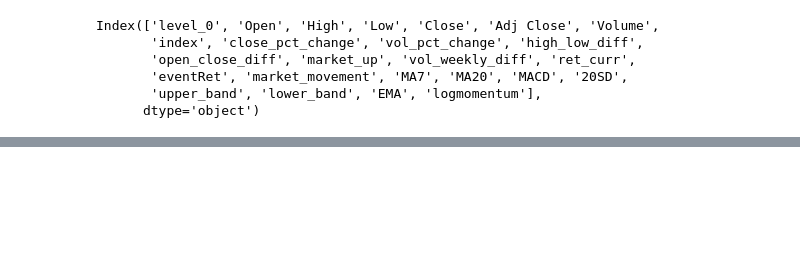
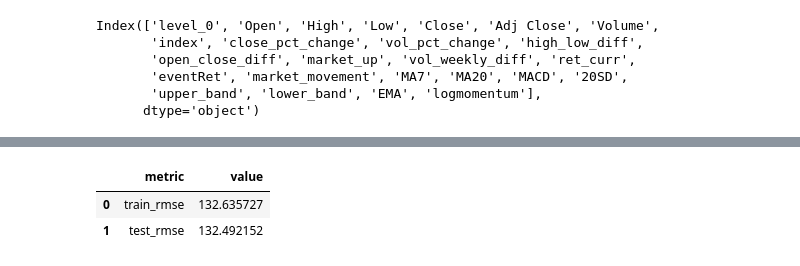
Before and after one commit to rushibankar3/Stock-market-sentiment-Analysis, a Jupyter notebook: stock_prediction.ipynb, the cells around one changed output, grey strips where cells are left out. Drawn from its saved outputs; the diff is of its cells as text; code cells hidden in the pictures; blank space fills up the shorter version.

```diff
--- a/stock_prediction.ipynb
+++ b/stock_prediction.ipynb
@@ -733,0 +1076,6 @@ output_dim = y_train.shape[1]
+# %%
+pd.DataFrame({'metric': ['train_rmse', 'test_rmse'], 'value': [train_rmse, test_rmse]})
+# %% [output]
+|  | metric | value |
+| 0 | train_rmse | 132.635727 |
+| 1 | test_rmse | 132.492152 |
```
Also changed, not shown: parts of 32 cells of this notebook, 2 other files.
